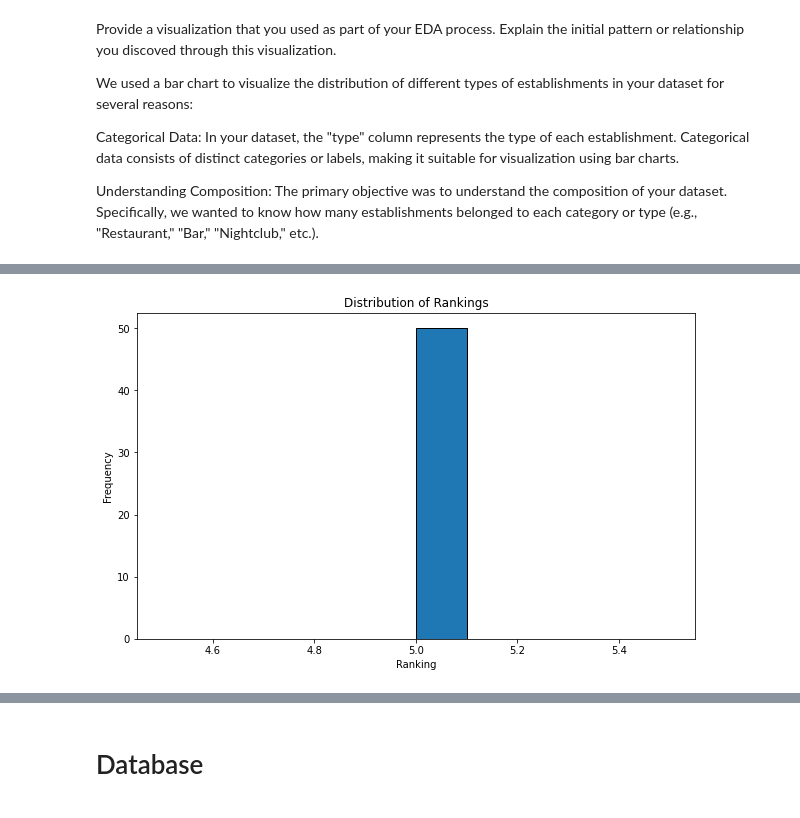
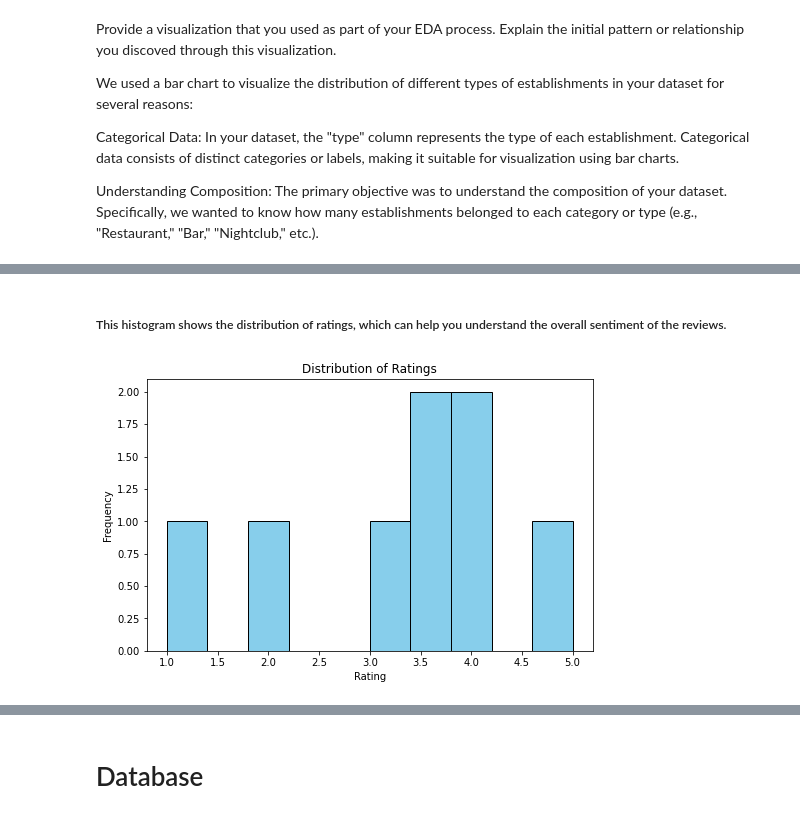
Before and after one commit to Affuya/LHL-Statistical-Modelling-Project, a Jupyter notebook: notebooks/joining_data.ipynb, the cells around one changed output, grey strips where cells are left out. Cells and saved outputs as stored; diff of their text form; code cells hidden in the pictures.

```diff
--- a/notebooks/joining_data.ipynb
+++ b/notebooks/joining_data.ipynb
@@ -41,13 +45,14 @@ plt.show()
-# %%
-# Filter out rows where 'ranking' is not null
-ranked_df = combined_df[combined_df['ranking'].notnull()]
-
-# Create a histogram for 'ranking'
-plt.figure(figsize=(10, 6))
-plt.hist(ranked_df['ranking'], bins=10, edgecolor='k')
-plt.xlabel('Ranking')
-plt.ylabel('Frequency')
-plt.title('Distribution of Rankings')
-plt.show()
-# %% [output]
-[figure, removed]
+# %% [markdown]
+##### This histogram shows the distribution of ratings, which can help you understand the overall sentiment of the reviews.
+# %%
+import matplotlib.pyplot as plt
+
+# Create a histogram of ratings
+plt.figure(figsize=(8, 5))
+plt.hist(combined_df['Rating'], bins=10, color='skyblue', edgecolor='black')
+plt.title('Distribution of Ratings')
+plt.xlabel('Rating')
+plt.ylabel('Frequency')
+plt.show()
+# %% [output]
+[figure, added]
```
Also changed, not shown: parts of 20 cells of this notebook, 1 other file.
